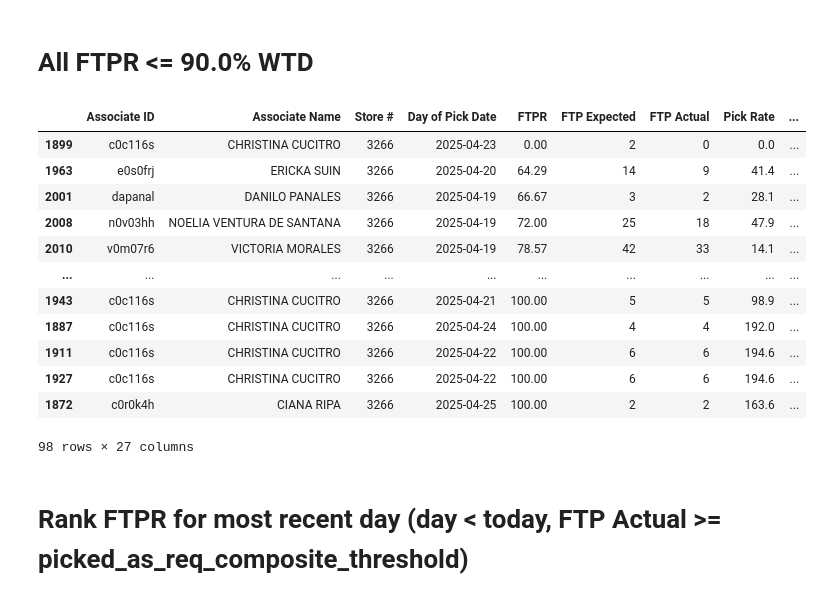
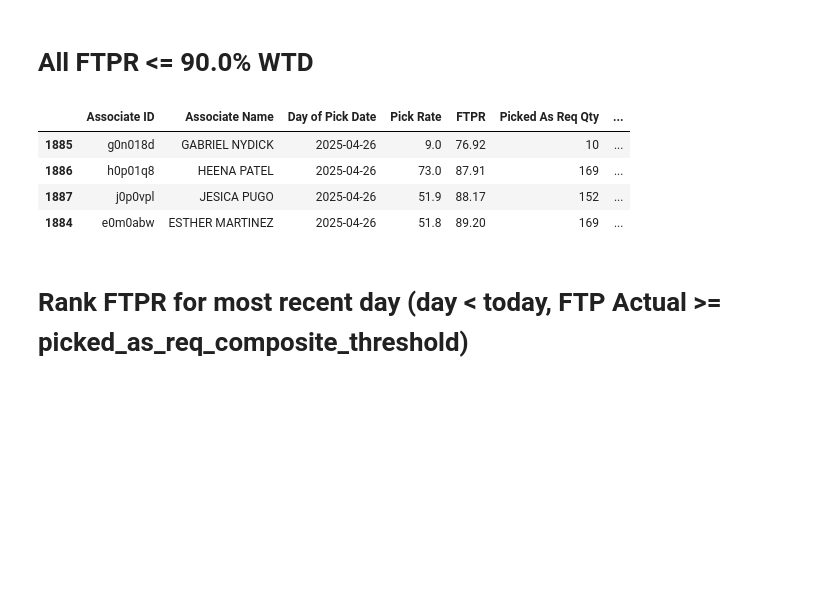
Before and after one commit to toogoodbruh/WalmartMetrics, a Jupyter notebook: WalmartAssociateMetrics.ipynb, the cells around one changed output. Cells and saved outputs as stored; diff of their text form; code cells hidden in the pictures; blank space fills up the shorter version.

```diff
--- a/WalmartAssociateMetrics.ipynb
+++ b/WalmartAssociateMetrics.ipynb
@@ -1688,26 +1673,19 @@ total_below_90
 # %%
 week_of_interest = df["Week"].max() #defaults to most recent week
 
 df_wtd = df.loc[df['Week'] == week_of_interest, :]
 df_wtd = df_wtd.loc[df_wtd['Store #'] == 3266, :]
+df_wtd = df_wtd[df_wtd['FTPR'] <= 90.0]
 
-df_wtd['Rank'] = df_wtd['FTPR'].rank(ascending=False, method='min')
-df_wtd = df_wtd.sort_values(by='Rank', ascending=False)
-df_wtd
+df_wtd['Rank'] = df_wtd['FTPR'].rank(ascending=True, method='min')
+df_wtd = df_wtd.sort_values(by='Rank', ascending=True)
+df_wtd[['Associate ID', 'Associate Name', 'Day of Pick Date', 'Pick Rate', 'FTPR', 'Picked As Req Qty', 'Composite Score', 'Rank']]
 # %% [output]
-|  | Associate ID | Associate Name | Store # | Day of Pick Date | FTPR | FTP Expected | FTP Actual | Pick Rate | ... |
-| 1899 | c0c116s | CHRISTINA CUCITRO | 3266 | 2025-04-23 | 0.00 | 2 | 0 | 0.0 | ... |
-| 1963 | e0s0frj | ERICKA SUIN | 3266 | 2025-04-20 | 64.29 | 14 | 9 | 41.4 | ... |
-| 2001 | dapanal | DANILO PANALES | 3266 | 2025-04-19 | 66.67 | 3 | 2 | 28.1 | ... |
-| 2008 | n0v03hh | NOELIA VENTURA DE SANTANA | 3266 | 2025-04-19 | 72.00 | 25 | 18 | 47.9 | ... |
-| 2010 | v0m07r6 | VICTORIA MORALES | 3266 | 2025-04-19 | 78.57 | 42 | 33 | 14.1 | ... |
-| ... | ... | ... | ... | ... | ... | ... | ... | ... | ... |
-| 1943 | c0c116s | CHRISTINA CUCITRO | 3266 | 2025-04-21 | 100.00 | 5 | 5 | 98.9 | ... |
-| 1887 | c0c116s | CHRISTINA CUCITRO | 3266 | 2025-04-24 | 100.00 | 4 | 4 | 192.0 | ... |
-| 1911 | c0c116s | CHRISTINA CUCITRO | 3266 | 2025-04-22 | 100.00 | 6 | 6 | 194.6 | ... |
-| 1927 | c0c116s | CHRISTINA CUCITRO | 3266 | 2025-04-22 | 100.00 | 6 | 6 | 194.6 | ... |
-| 1872 | c0r0k4h | CIANA RIPA | 3266 | 2025-04-25 | 100.00 | 2 | 2 | 163.6 | ... |
+|  | Associate ID | Associate Name | Day of Pick Date | Pick Rate | FTPR | Picked As Req Qty | ... |
+| 1885 | g0n018d | GABRIEL NYDICK | 2025-04-26 | 9.0 | 76.92 | 10 | ... |
+| 1886 | h0p01q8 | HEENA PATEL | 2025-04-26 | 73.0 | 87.91 | 169 | ... |
+| 1887 | j0p0vpl | JESICA PUGO | 2025-04-26 | 51.9 | 88.17 | 152 | ... |
+| 1884 | e0m0abw | ESTHER MARTINEZ | 2025-04-26 | 51.8 | 89.20 | 169 | ... |
-98 rows × 27 columns
 # %% [markdown]
 <h1>Rank FTPR for most recent day (day  < today, FTP Actual >= picked_as_req_composite_threshold)</h1>
 # %%
```
Also changed, not shown: parts of 42 cells of this notebook.
